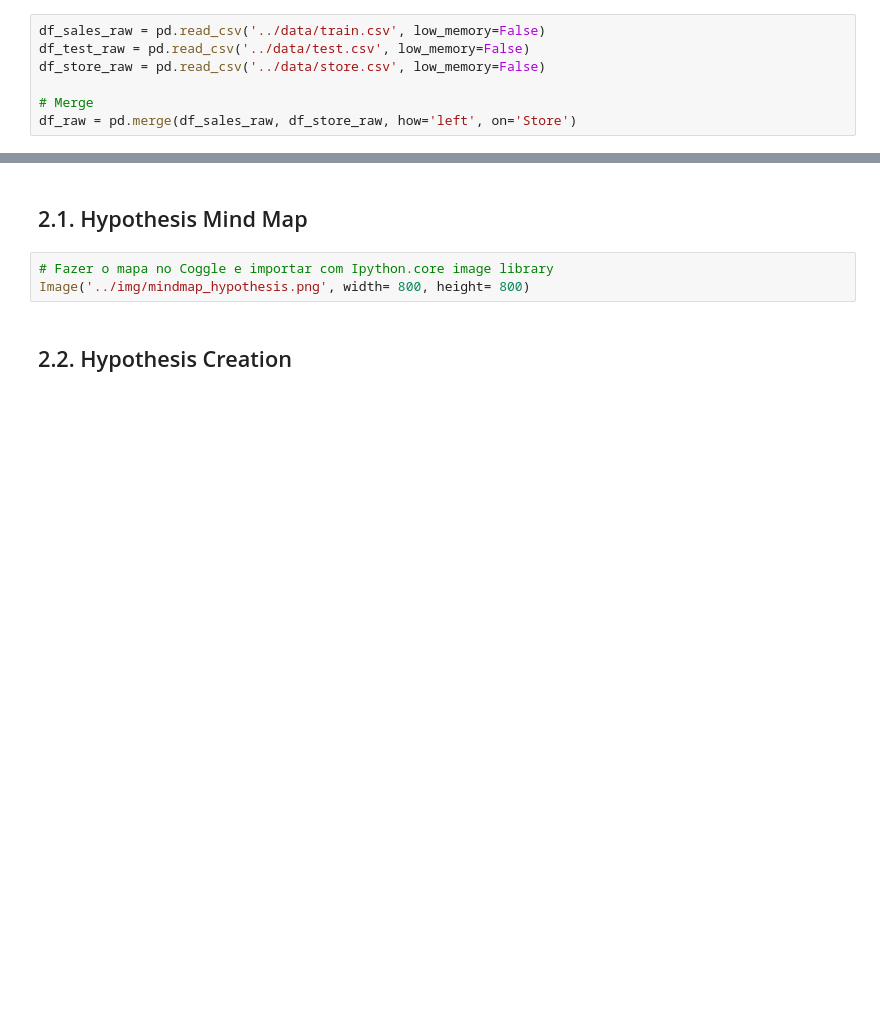
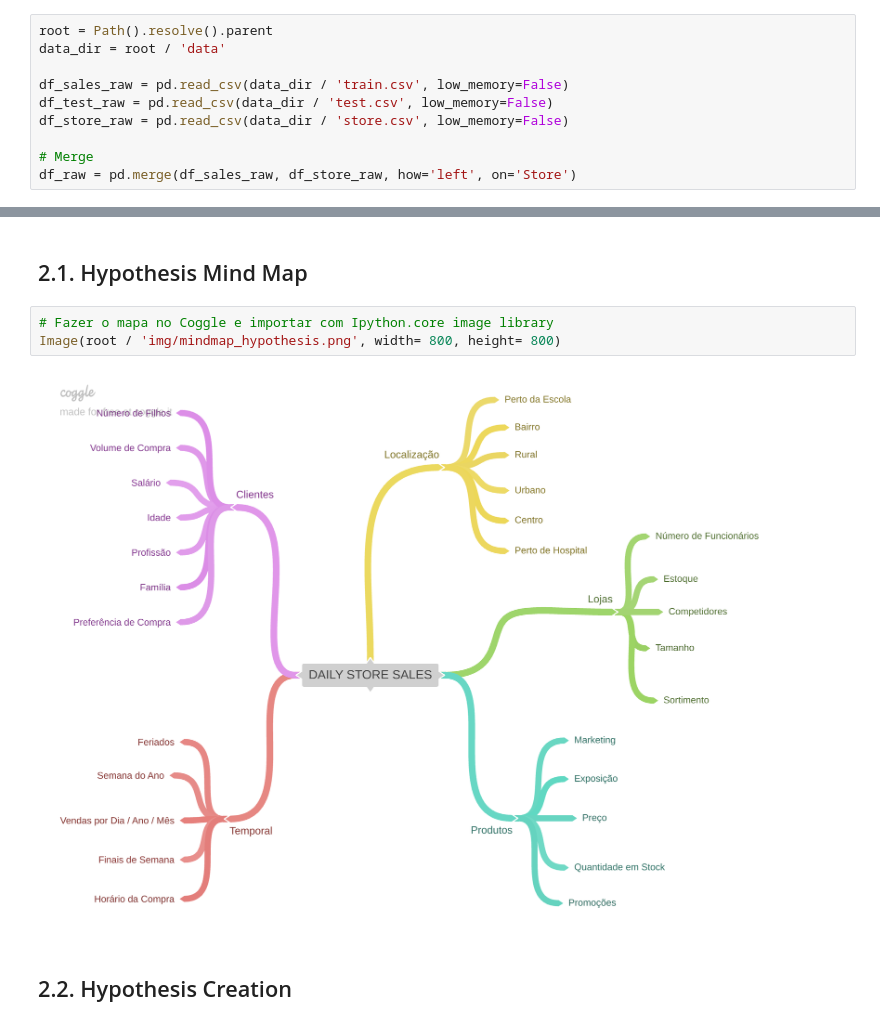
Before and after one commit to iury-repo/rossman-sales, a Jupyter notebook: notebooks/v01_store_sales_prediction.ipynb, the cells around one changed output, grey strips where cells are left out. Saved outputs shown, nothing was run; the diff lists cells and outputs as text; blank space fills up the shorter version.

```diff
--- a/notebooks/v01_store_sales_prediction.ipynb
+++ b/notebooks/v01_store_sales_prediction.ipynb
@@ -72,7 +126,10 @@ jupyter_settings()
 # %%
-df_sales_raw = pd.read_csv('../data/train.csv', low_memory=False)
-df_test_raw = pd.read_csv('../data/test.csv', low_memory=False)
-df_store_raw = pd.read_csv('../data/store.csv', low_memory=False)
+root = Path().resolve().parent
+data_dir = root / 'data'
+
+df_sales_raw = pd.read_csv(data_dir / 'train.csv', low_memory=False)
+df_test_raw = pd.read_csv(data_dir / 'test.csv', low_memory=False)
+df_store_raw = pd.read_csv(data_dir / 'store.csv', low_memory=False)
 
 # Merge
 df_raw = pd.merge(df_sales_raw, df_store_raw, how='left', on='Store')
@@ -268,7 +400,9 @@ df2 = df_raw_1.copy()
 ## 2.1. Hypothesis Mind Map
 # %%
 # Fazer o mapa no Coggle e importar com Ipython.core image library
-Image('../img/mindmap_hypothesis.png', width= 800, height= 800)
+Image(root / 'img/mindmap_hypothesis.png', width= 800, height= 800)
+# %% [output]
+[figure, added]
 # %% [markdown]
 ## 2.2. Hypothesis Creation
 # %%
```
Also changed, not shown: parts of 66 cells of this notebook.
